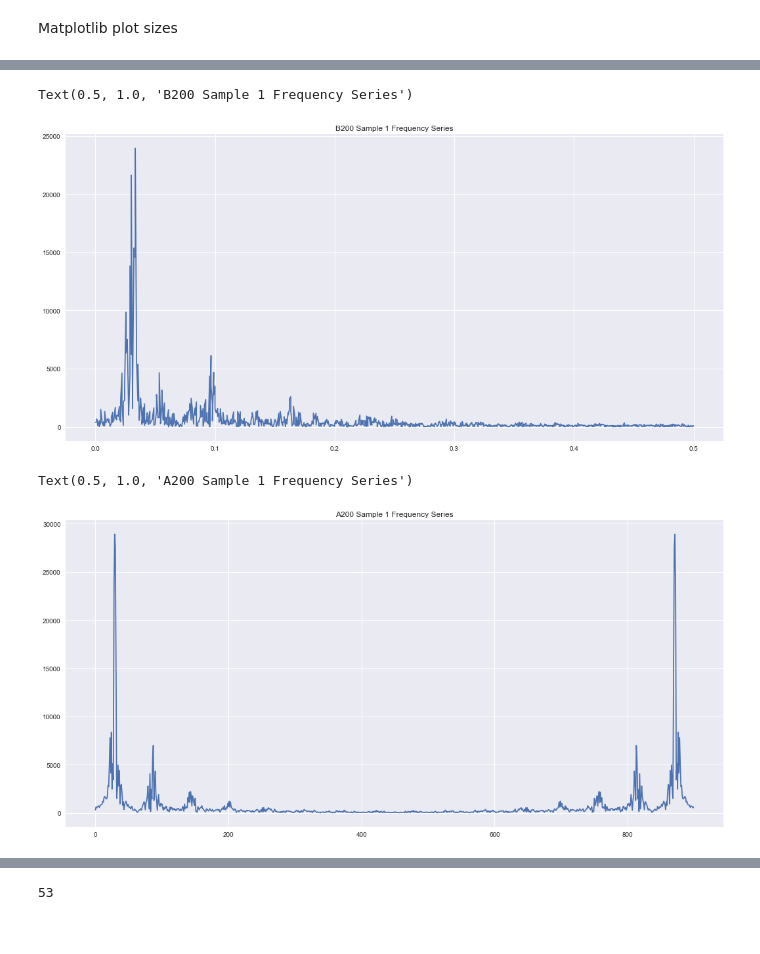
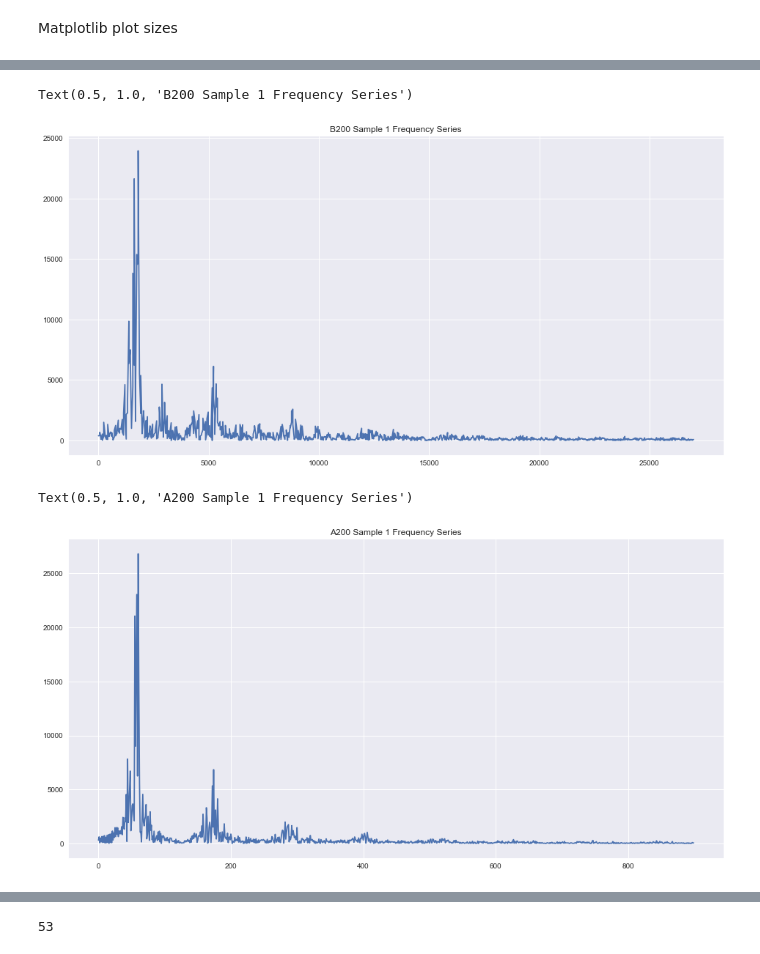
Before and after one commit to rohithandique/FFT-Python, a Jupyter notebook: FFT Analysis Data Preparation.ipynb, the cells around one changed output, grey strips where cells are left out. Drawn from its saved outputs; the diff is of its cells as text; code cells hidden in the pictures.

```diff
--- a/FFT Analysis Data Preparation.ipynb
+++ b/FFT Analysis Data Preparation.ipynb
@@ -47,20 +42,20 @@ Text(0.5, 1.0, 'A200 Sample 1 Waveform')
 # %%
 ft_b200_1 = rfft(b200_1.iloc[18][50:950].astype(float))
-freq_b200_1 = rfftfreq(len(b200_1.iloc[18][50:950]))
+freq_b200_1 = rfftfreq(len(b200_1.iloc[18][50:950]), 1/54000)
 plt.figure(figsize=f_size)
 plt.plot(freq_b200_1, np.abs(ft_b200_1))
 plt.title("B200 Sample 1 Frequency Series")
 # %% [output]
 Text(0.5, 1.0, 'B200 Sample 1 Frequency Series')
-[figure, old version]
+[figure, new version]
 # %%
-ft_a200_1 = fft(a200_1.iloc[18][50:950].astype(float))
+ft_a200_1 = rfft(a200_1.iloc[18][50:950].astype(float))
 plt.figure(figsize=f_size)
 plt.plot(np.abs(ft_a200_1))
 plt.title("A200 Sample 1 Frequency Series")
 # %% [output]
 Text(0.5, 1.0, 'A200 Sample 1 Frequency Series')
-[figure, old version]
+[figure, new version]
 # %%
 plt.figure(figsize=(16,6))
 plt.plot(time, b400_A.iloc[18].astype(float))
```
Also changed, not shown: parts of 8 cells of this notebook.
